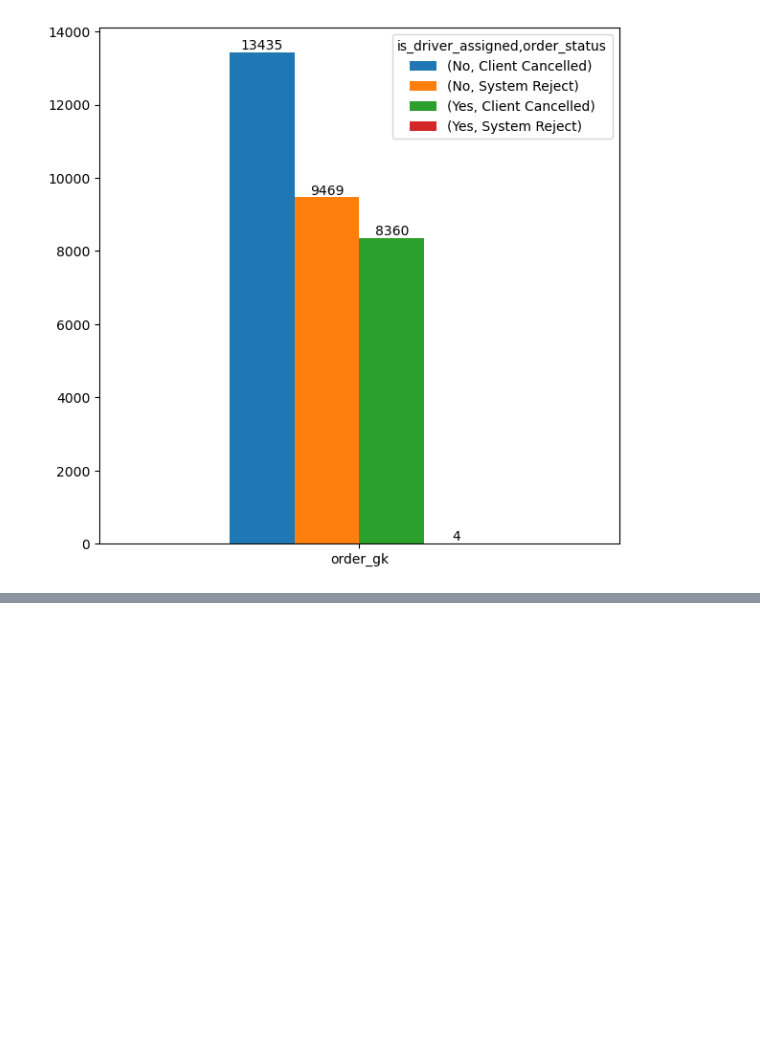
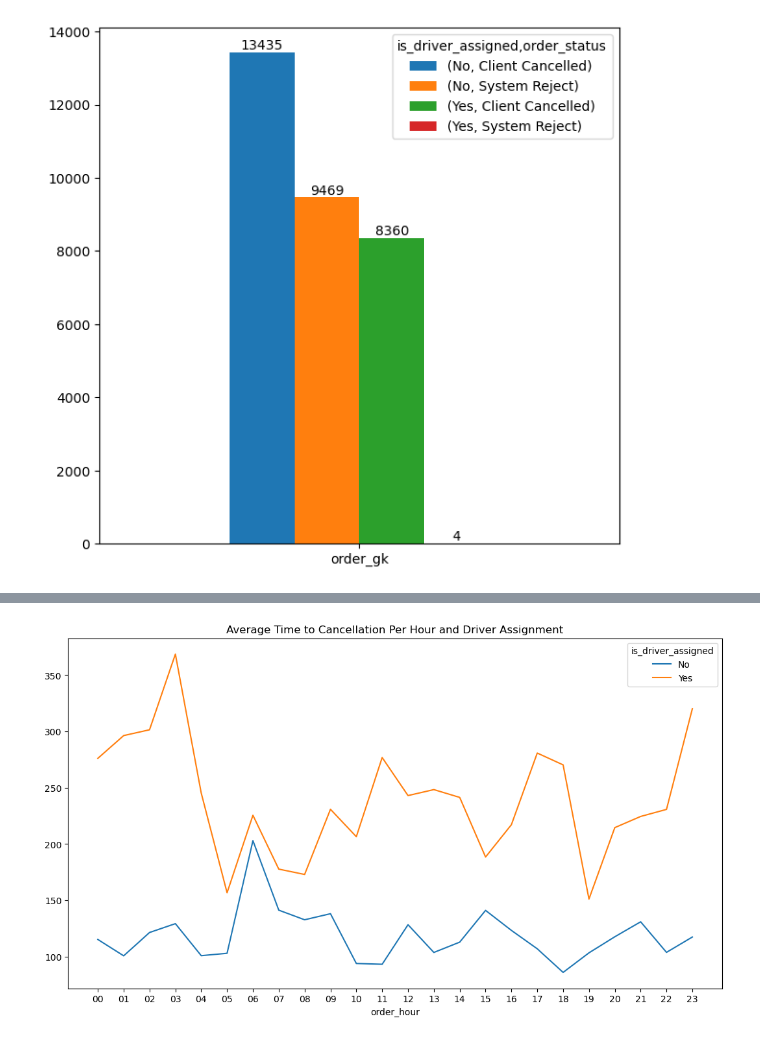
Before and after one commit to ahmed-abuelazm/Gett---Insights-from-failed-orders, a Jupyter notebook: analysis.ipynb, the cells around one changed output, grey strips where cells are left out. Saved outputs shown, nothing was run; the diff lists cells and outputs as text; code cells hidden in the pictures; blank space fills up the shorter version.

```diff
--- a/analysis.ipynb
+++ b/analysis.ipynb
@@ -175,0 +234,3 @@ for c in fig.containers:
+# %%
+grouped_q3 = df.groupby(by=['order_hour', 'is_driver_assigned'])['cancellations_time_in_seconds'].mean()
+grouped_q3
@@ -175,0 +255,8 @@ for c in fig.containers:
+# %%
+_ = grouped_q3.reset_index().pivot(index="order_hour",
+                                   columns="is_driver_assigned",
+                                   values="cancellations_time_in_seconds").plot(xticks=range(0, 24),
+                                                                                figsize=(13, 7),
+                                                                                title="Average Time to Cancellation Per Hour and Driver Assignment")
+# %% [output]
+[figure, added]
```
Also changed, not shown: parts of 13 cells of this notebook.
